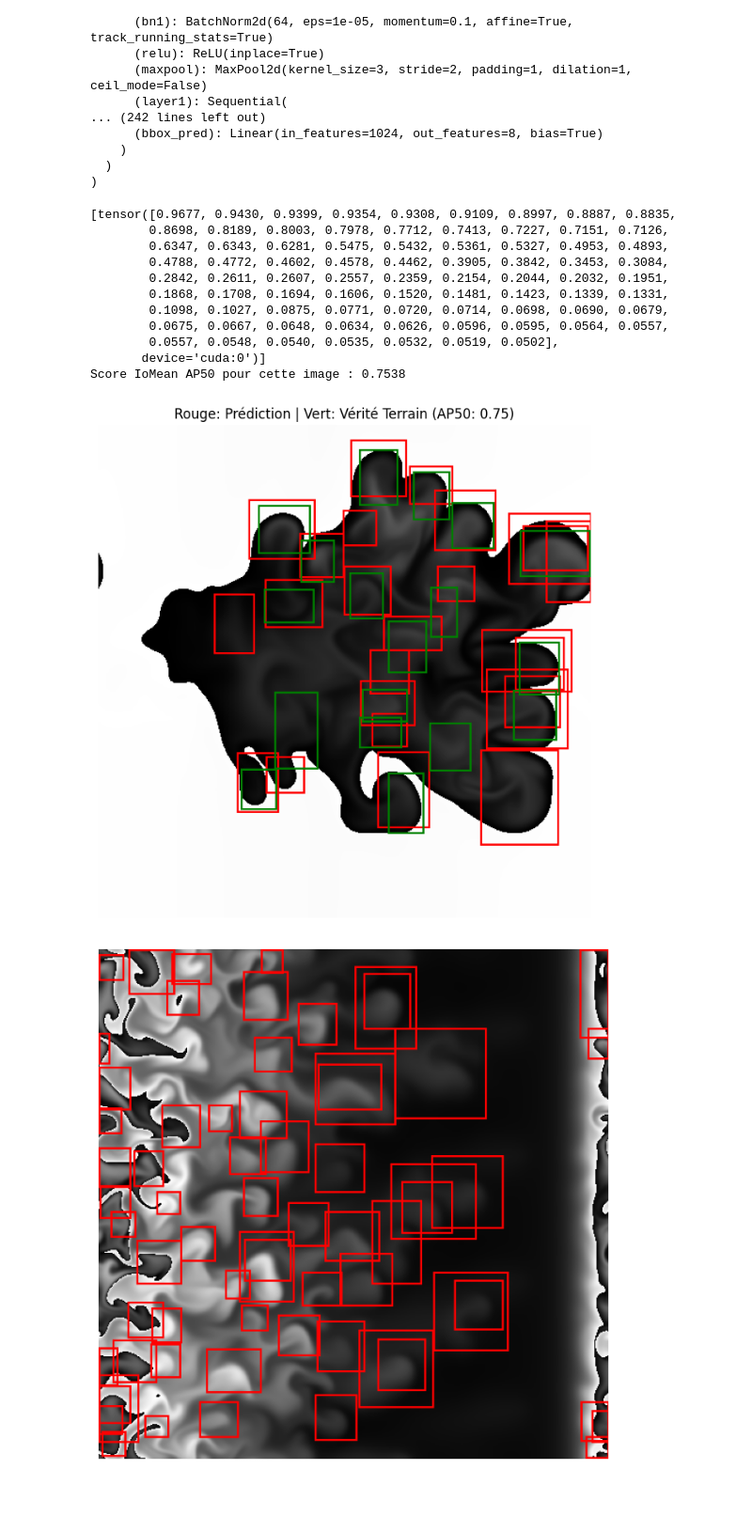
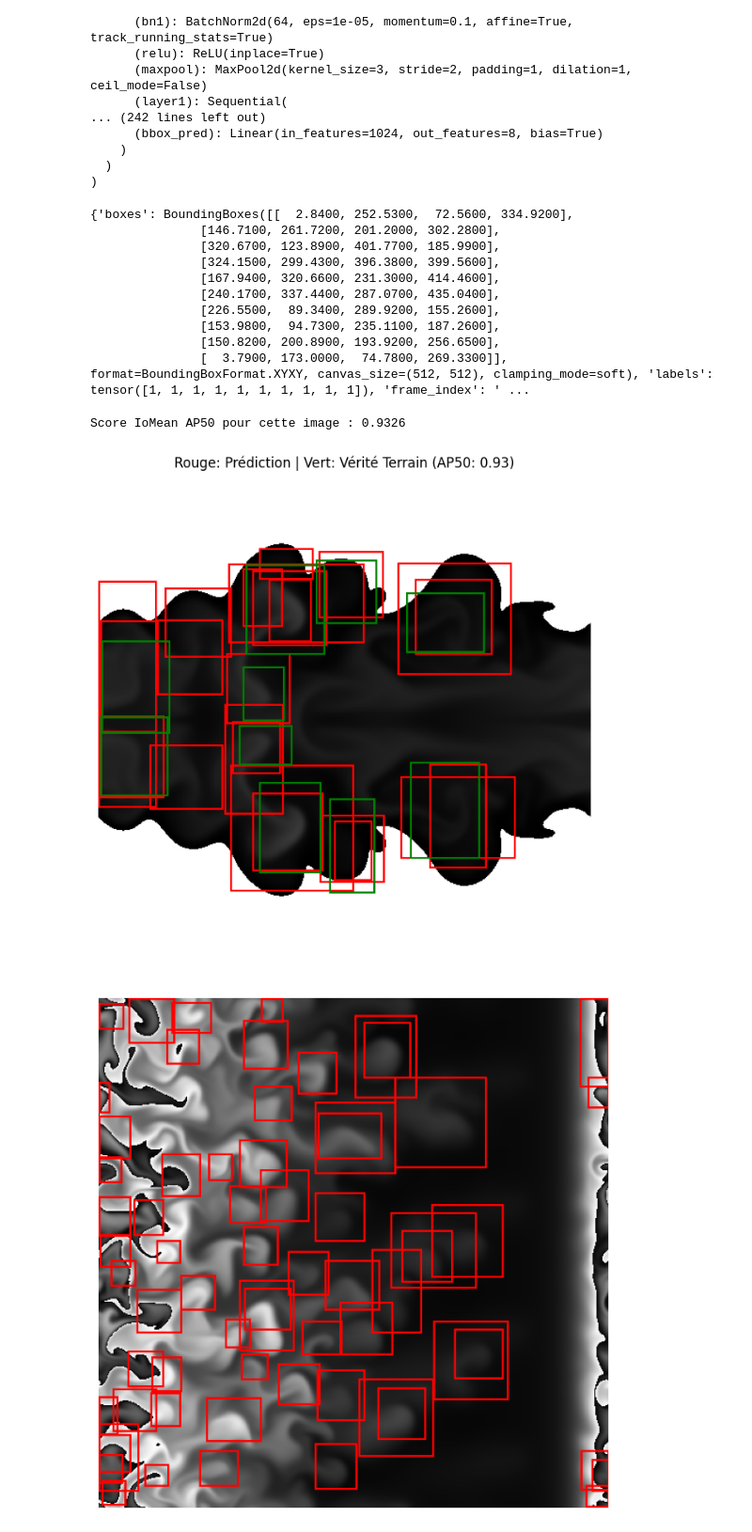
Before and after one commit to GAD-cell/tokam_2d, a Jupyter notebook: preprocess.ipynb, the cells around one changed output. Shown at 94% size. Drawn from its saved outputs; the diff is of its cells as text; code cells hidden in the pictures; blank space fills up the shorter version.

Commit message:
update score ap notebook

```diff
--- a/preprocess.ipynb
+++ b/preprocess.ipynb
@@ -363,52 +377,55 @@ def compute_ap50_iomean(pred_boxes_list, pred_scores_list, gt_boxes_list, iomean
     precisions = tp_cumsum / (tp_cumsum + fp_cumsum + 1e-6)
 
     return torch.trapz(precisions, recalls).item()
+# %%
+print(target_gt)
+# %% [output]
+{'boxes': BoundingBoxes([[  2.8400, 252.5300,  72.5600, 334.9200],
+               [146.7100, 261.7200, 201.2000, 302.2800],
+               [320.6700, 123.8900, 401.7700, 185.9900],
+               [324.1500, 299.4300, 396.3800, 399.5600],
+               [167.9400, 320.6600, 231.3000, 414.4600],
+               [240.1700, 337.4400, 287.0700, 435.0400],
+               [226.5500,  89.3400, 289.9200, 155.2600],
+               [153.9800,  94.7300, 235.1100, 187.2600],
+               [150.8200, 200.8900, 193.9200, 256.6500],
+               [  3.7900, 173.0000,  74.7800, 269.3300]], format=BoundingBoxFormat.XYXY, canvas_size=(512, 512), clamping_mode=soft), 'labels': tensor([1, 1, 1, 1, 1, 1, 1, 1, 1, 1]), 'frame_index': ' ...
 # %%
 img, target_gt = train_ds[25]
 
 preprocess = weights.transforms()
 batch = [preprocess(img).to(device)]
 model = model.to(device)
 with torch.no_grad():
     prediction = model(batch)[0]
 
 pred_boxes_list = [prediction["boxes"]]
 pred_scores_list = [prediction["scores"]]
-print(pred_scores_list)
 gt_boxes_list = [target_gt["boxes"].to(device)]
 
-score_ap50 = compute_ap50_iomean(pred_boxes_list, pred_scores_list, gt_boxes_list)
-
+prediction_dict = {0: prediction}
+target_dict = {0: target_gt}
+score_ap50 = compute_ap(prediction_dict,target_dict,threshold=0.5)
 print(f"Score IoMean AP50 pour cette image : {score_ap50:.4f}")
 
 from torchvision.utils import draw_bounding_boxes
 import matplotlib.pyplot as plt
 
 img_uint8 = (img * 255).to(torch.uint8)
 
 keep = prediction["scores"] > 0.5
 pred_img = draw_bounding_boxes(img_uint8, boxes=prediction["boxes"][keep], colors="red", width=2)
 
 final_img = draw_bounding_boxes(pred_img, boxes=target_gt["boxes"], colors="green", width=2)
 
 plt.figure(figsize=(12, 8))
 plt.imshow(final_img.permute(1, 2, 0).cpu().numpy())
 plt.title(f"Rouge: Prédiction | Vert: Vérité Terrain (AP50: {score_ap50:.2f})")
 plt.axis("off")
 plt.show()
 # %% [output]
-[tensor([0.9677, 0.9430, 0.9399, 0.9354, 0.9308, 0.9109, 0.8997, 0.8887, 0.8835,
-        0.8698, 0.8189, 0.8003, 0.7978, 0.7712, 0.7413, 0.7227, 0.7151, 0.7126,
-        0.6347, 0.6343, 0.6281, 0.5475, 0.5432, 0.5361, 0.5327, 0.4953, 0.4893,
-        0.4788, 0.4772, 0.4602, 0.4578, 0.4462, 0.3905, 0.3842, 0.3453, 0.3084,
-        0.2842, 0.2611, 0.2607, 0.2557, 0.2359, 0.2154, 0.2044, 0.2032, 0.1951,
-        0.1868, 0.1708, 0.1694, 0.1606, 0.1520, 0.1481, 0.1423, 0.1339, 0.1331,
-        0.1098, 0.1027, 0.0875, 0.0771, 0.0720, 0.0714, 0.0698, 0.0690, 0.0679,
-        0.0675, 0.0667, 0.0648, 0.0634, 0.0626, 0.0596, 0.0595, 0.0564, 0.0557,
-        0.0557, 0.0548, 0.0540, 0.0535, 0.0532, 0.0519, 0.0502],
-       device='cuda:0')]
-Score IoMean AP50 pour cette image : 0.7538
+Score IoMean AP50 pour cette image : 0.9326
-[figure, old version]
+[figure, new version]
 # %%
 img, target_gt = test_ds[0]
 
```
Also changed, not shown: parts of 9 cells of this notebook, 2 other files.
